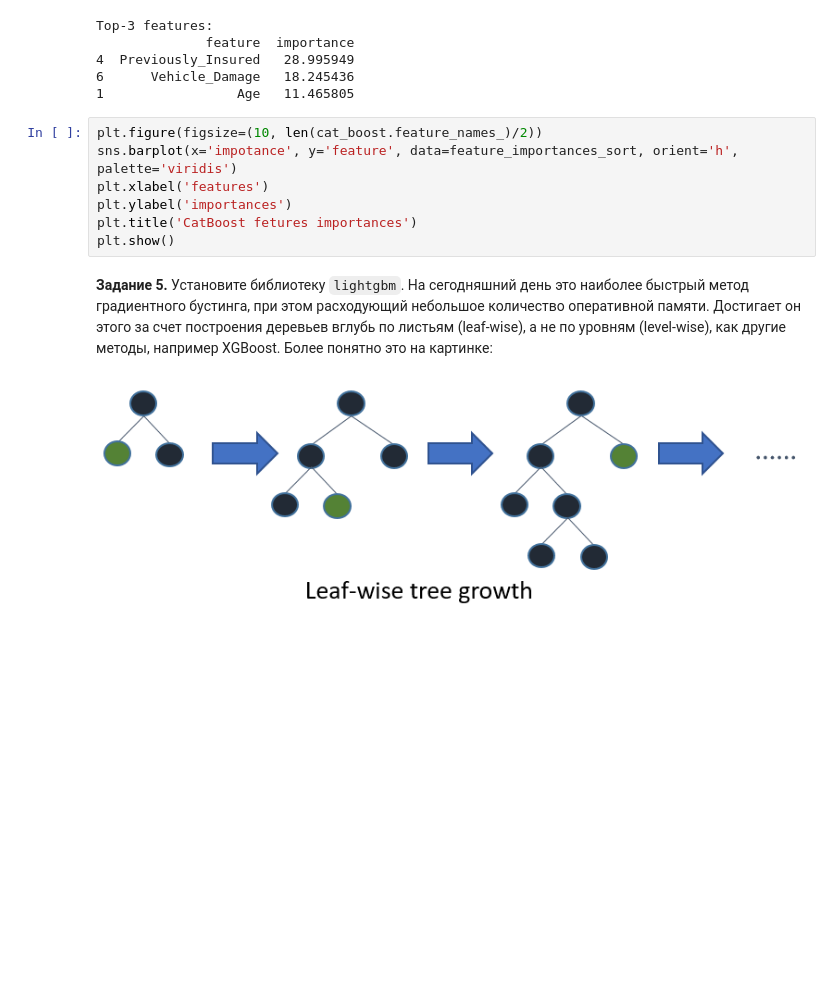
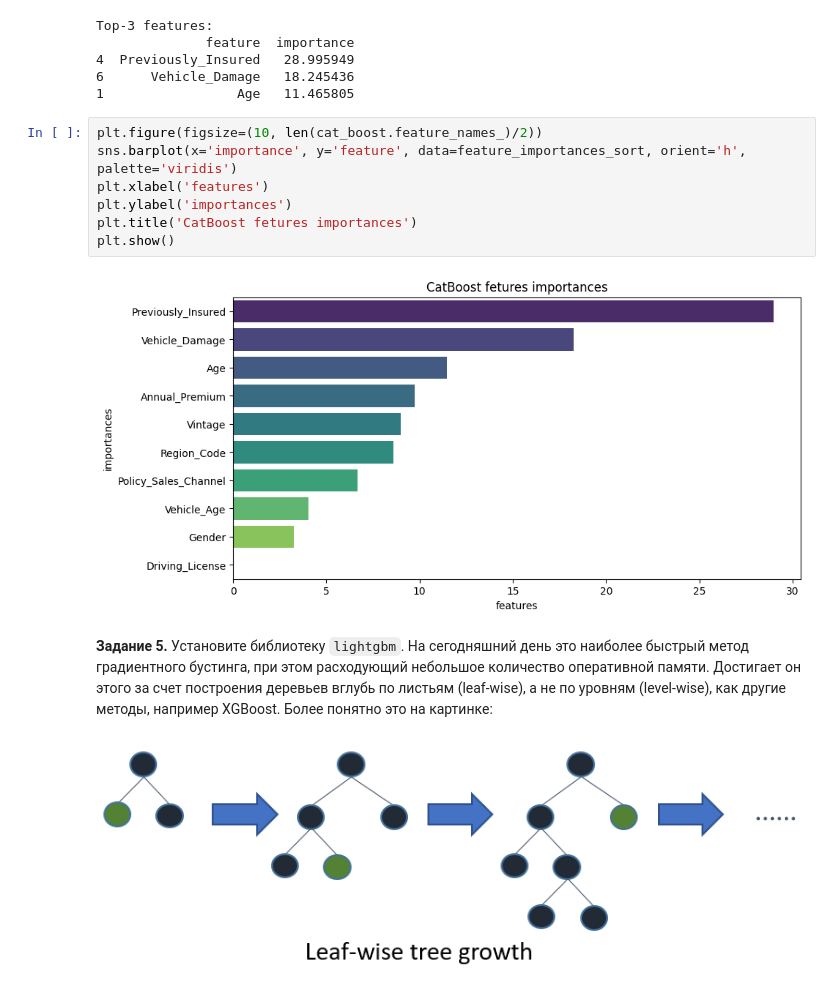
Before and after one commit to ML-engineering-Freelancerroma/ML_course, a Jupyter notebook: ML_20_градиентный_бустинг/HW_20_.ipynb, the cells around one changed output. Cells and saved outputs as stored; diff of their text form; blank space fills up the shorter version.

```diff
--- a/ML_20_градиентный_бустинг/HW_20_.ipynb
+++ b/ML_20_градиентный_бустинг/HW_20_.ipynb
@@ -366,11 +366,13 @@ Top-3 features:
 1                 Age   11.465805
 # %%
 plt.figure(figsize=(10, len(cat_boost.feature_names_)/2))
-sns.barplot(x='impotance', y='feature', data=feature_importances_sort, orient='h', palette='viridis')
+sns.barplot(x='importance', y='feature', data=feature_importances_sort, orient='h', palette='viridis')
 plt.xlabel('features')
 plt.ylabel('importances')
 plt.title('CatBoost fetures importances')
 plt.show()
+# %% [output]
+[figure, added]
 # %% [markdown]
 **Задание 5.** Установите библиотеку `lightgbm`. На сегодняшний день это наиболее быстрый метод градиентного бустинга, при этом расходующий небольшое количество оперативной памяти. Достигает он этого за счет построения деревьев вглубь по листьям (leaf-wise), а не по уровням (level-wise), как другие методы, например XGBoost.
 Более понятно это на картинке:
```
Also changed, not shown: parts of 2 cells of this notebook.
